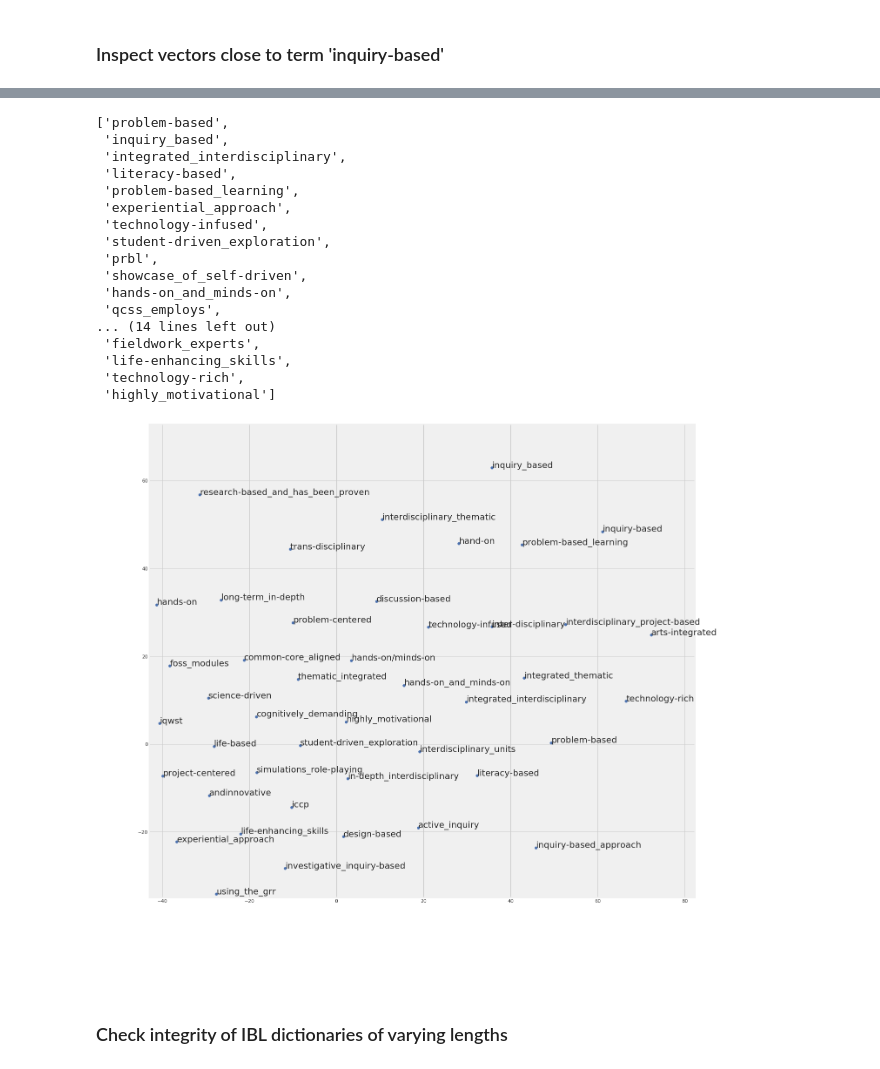
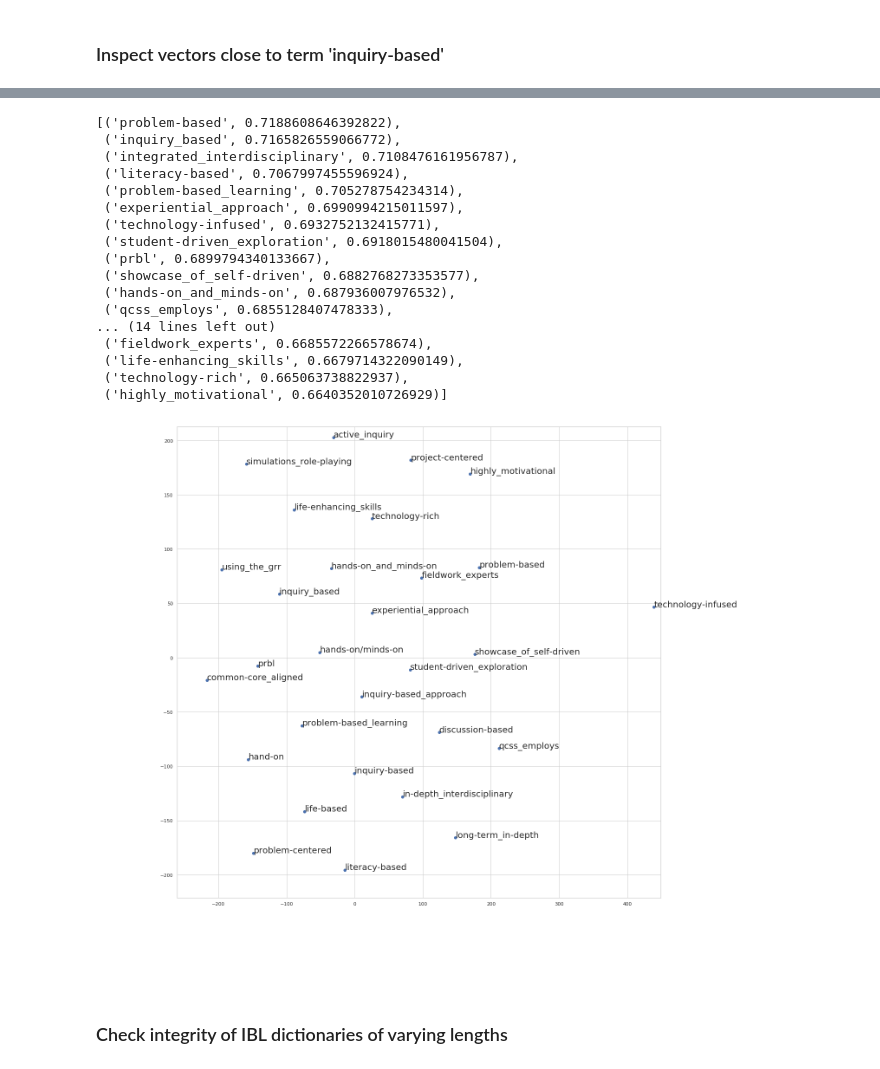
Before and after one commit to jhaber-zz/wem4themes, a Jupyter notebook: refine_dict.ipynb, the cells around one changed output, grey strips where cells are left out. Cells and saved outputs as stored; diff of their text form; code cells hidden in the pictures.

Commit message:
deleted obsolete parts, incorporated cosine distances into tSNE function

```diff
--- a/refine_dict.ipynb
+++ b/refine_dict.ipynb
@@ -65,3 +35,6 @@ Sentence cleaning preliminaries complete...
+# %%
+# Define model file path
+wem_path = "data/wem_model_300dims.bin"
 # %% [markdown]
 ## Define helper functions
 # %%
@@ -176,6 +127,8 @@ def display_closestwords(wem_model, word, plotnumber):
     Projects each word to a 2D space (a reduction from model size) and plots the position of each word with a label.
     Based on this blog:
     https://medium.com/@aneesha/using-tsne-to-plot-a-subset-of-similar-words-from-word2vec-bb8eeaea6229)
+
+    TO DO: Incorporate bold seed terms, OPTION for getting most similar words
 
     Args:
         Word2Vec model
@@ -201,12 +154,15 @@ def display_closestwords(wem_model, word, plotnumber):
         arr = np.append(arr, np.array([wrd_vector]), axis=0)
 
     # find tsne coords for 2 dimensions
-    tsne = TSNE(n_components=2, random_state=0)
+    tsne = TSNE(n_components=2, random_state=0, metric=distance.cosine)
     np.set_printoptions(suppress=True)
     Y = tsne.fit_transform(arr)
 
     x_coords = Y[:, 0]
     y_coords = Y[:, 1]
+
+    sns.set(style='whitegrid')
+
     # display scatter plot
     fig, ax = plt.subplots(figsize=(20,20))
     ax.scatter(x_coords, y_coords, alpha=1, color='b')
@@ -219,7 +175,7 @@ def display_closestwords(wem_model, word, plotnumber):
 # %% [markdown]
 ## Create and refine dictionary using WEM
 # %%
-model = gensim.models.KeyedVectors.load_word2vec_format(wem_path) # Load word2vec model
+model = gensim.models.KeyedVectors.load_word2vec_format(wem_path, binary=True) # Load word2vec model
 # %%
 # dictionary of words in model (may not work for old gensim)
 print(len(model.vocab))
@@ -261,31 +204,29 @@ model.most_similar("inquiry-based")
 # %%
 # Find the 30 words closest to the term 'inquiry-based'
-inq_words = model.most_similar("inquiry-based", topn=30)
-inq_words = [word for word, similarity in inq_words]
-inq_words
+model.most_similar("inquiry-based", topn=30)
 # %% [output]
-['problem-based',
- 'inquiry_based',
- 'integrated_interdisciplinary',
- 'literacy-based',
- 'problem-based_learning',
- 'experiential_approach',
- 'technology-infused',
- 'student-driven_exploration',
- 'prbl',
- 'showcase_of_self-driven',
- 'hands-on_and_minds-on',
- 'qcss_employs',
+[('problem-based', 0.7188608646392822),
+ ('inquiry_based', 0.7165826559066772),
+ ('integrated_interdisciplinary', 0.7108476161956787),
+ ('literacy-based', 0.7067997455596924),
+ ('problem-based_learning', 0.705278754234314),
+ ('experiential_approach', 0.6990994215011597),
+ ('technology-infused', 0.6932752132415771),
+ ('student-driven_exploration', 0.6918015480041504),
+ ('prbl', 0.6899794340133667),
+ ('showcase_of_self-driven', 0.6882768273353577),
+ ('hands-on_and_minds-on', 0.687936007976532),
+ ('qcss_employs', 0.6855128407478333),
 ... (14 lines left out)
- 'fieldwork_experts',
- 'life-enhancing_skills',
- 'technology-rich',
- 'highly_motivational']
+ ('fieldwork_experts', 0.6685572266578674),
+ ('life-enhancing_skills', 0.6679714322090149),
+ ('technology-rich', 0.665063738822937),
+ ('highly_motivational', 0.6640352010726929)]
 # %%
-# Display 50 closest words to 'inquiry-based'
-display_closestwords(model, "inquiry-based", 50)
+# Display 30 closest words to 'inquiry-based'
+display_closestwords(model, "inquiry-based", 30)
 # %% [output]
-[figure, old version]
+[figure, new version]
 # %% [markdown]
 ### Check integrity of IBL dictionaries of varying lengths
 # %%
```
Also changed, not shown: parts of 6 cells of this notebook.
